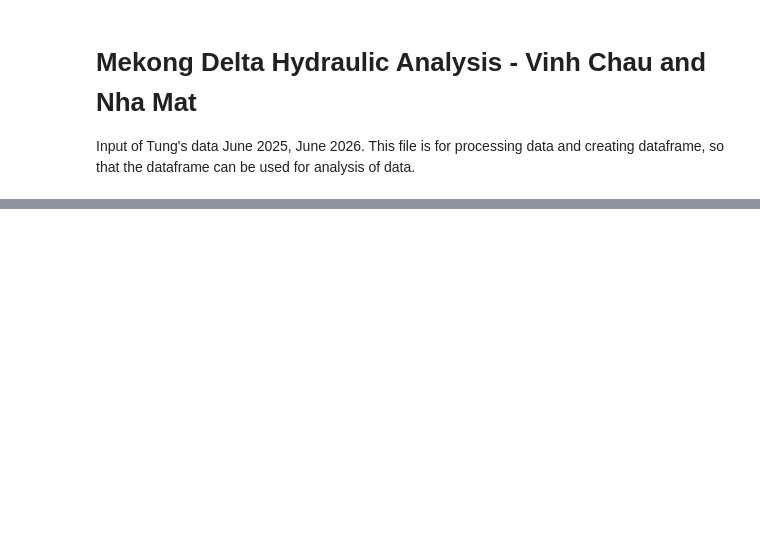
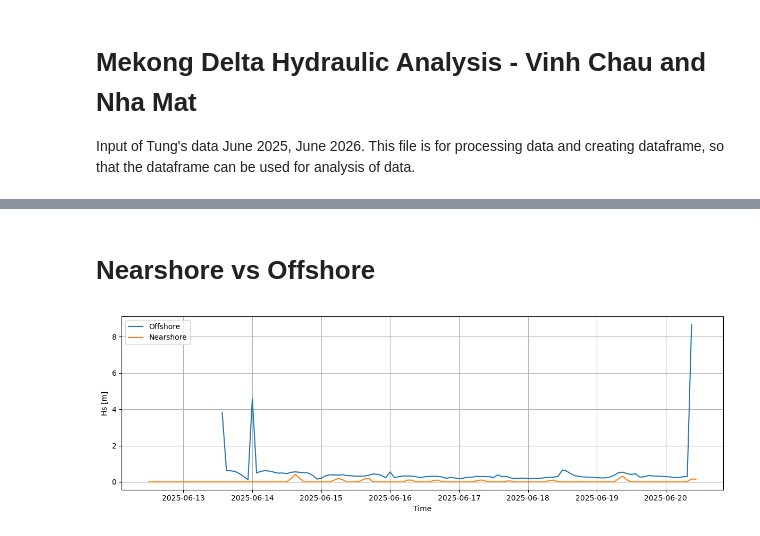
Before and after one commit to ingebrijker/MekongDeltaMDP, a Jupyter notebook: hydro_src/data_parsing.ipynb, the cells around one changed output, grey strips where cells are left out. Cells and saved outputs as stored; diff of their text form; code cells hidden in the pictures; blank space fills up the shorter version.

```diff
--- a/hydro_src/data_parsing.ipynb
+++ b/hydro_src/data_parsing.ipynb
@@ -39,0 +423,41 @@ Number of wet measurements: 145
+# %% [markdown]
+# Nearshore vs Offshore
+# %%
+near_wave = processed[2025]["twr_wave"][ ["Date_time", "Hs"]].rename(columns={"Hs": "Hs_near"})
+off_wave = processed[2025]["buoy_wave"][   ["Date_time", "Hs"]].rename(columns={"Hs": "Hs_off"})
+
+wave_compare_2025 = pd.merge_asof(
+    near_wave.sort_values("Date_time"),
+    off_wave.sort_values("Date_time"),
+    on="Date_time",
+    direction="nearest",
+    tolerance=pd.Timedelta("45min")
+)
+
+wave_compare_2025["Hs_ratio"] = (wave_compare_2025["Hs_near"] / wave_compare_2025["Hs_off"])
+wave_compare_2025["Energy_ratio"] = ( wave_compare_2025["Hs_ratio"]**2)
+
+plt.figure(figsize=(12, 4))
+
+plt.plot(
+    wave_compare_2025["Date_time"],
+    wave_compare_2025["Hs_off"],
+    label="Offshore"
+)
+
+plt.plot(
+    wave_compare_2025["Date_time"],
+    wave_compare_2025["Hs_near"],
+    label="Nearshore"
+)
+
+plt.ylabel("Hs [m]")
+plt.xlabel("Time")
+
+plt.legend()
+plt.grid()
+
+plt.tight_layout()
+plt.show()
+# %% [output]
+[figure, added]
```
Also changed, not shown: parts of 33 cells of this notebook, 1 other file.
